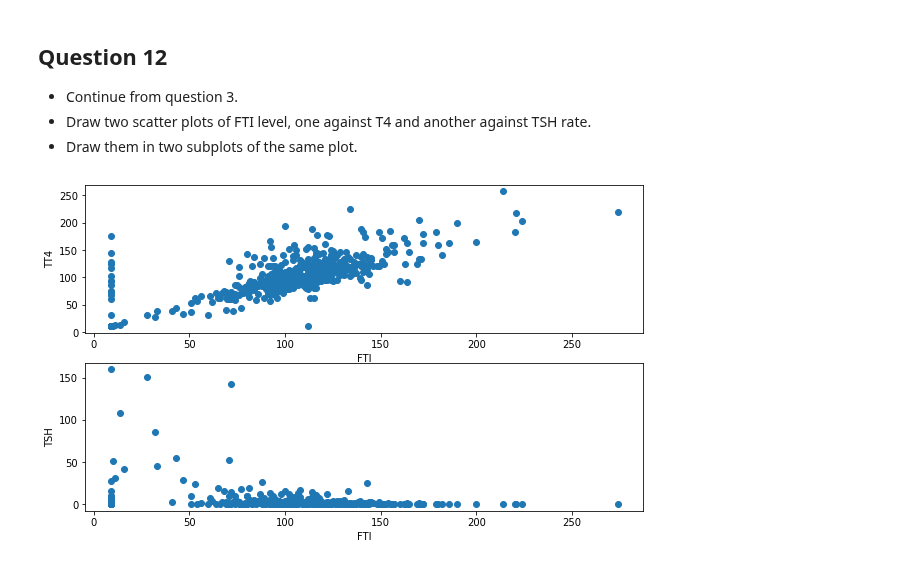
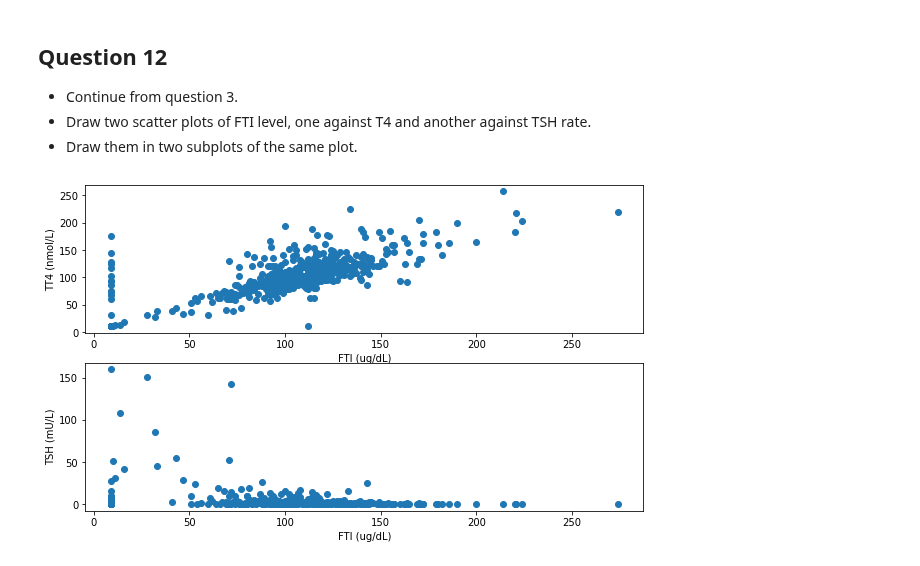
Before and after one commit to bryonbaker/SIT720, a Jupyter notebook: Assignment_1.ipynb, the cells around one changed output. Saved outputs shown, nothing was run; the diff lists cells and outputs as text; code cells hidden in the pictures.

```diff
--- a/Assignment_1.ipynb
+++ b/Assignment_1.ipynb
@@ -456,14 +456,14 @@ Average TT4: 203.000
 # %%
 fig, ax = plt.subplots(2, figsize=(10, 6))
 
 ax[0].scatter(x = ht_df['FTI'], y = ht_df['TT4'])
-ax[0].set_xlabel("FTI")
-ax[0].set_ylabel("TT4")
+ax[0].set_xlabel("FTI (ug/dL)")
+ax[0].set_ylabel("TT4 (nmol/L)")
 
 ax[1].scatter(x = ht_df['FTI'], y = ht_df['TSH'])
-ax[1].set_xlabel("FTI")
-ax[1].set_ylabel("TSH")
+ax[1].set_xlabel("FTI (ug/dL)")
+ax[1].set_ylabel("TSH (mU/L)")
 
 plt.show()
 # %% [output]
-[figure, old version]
+[figure, new version]
```
